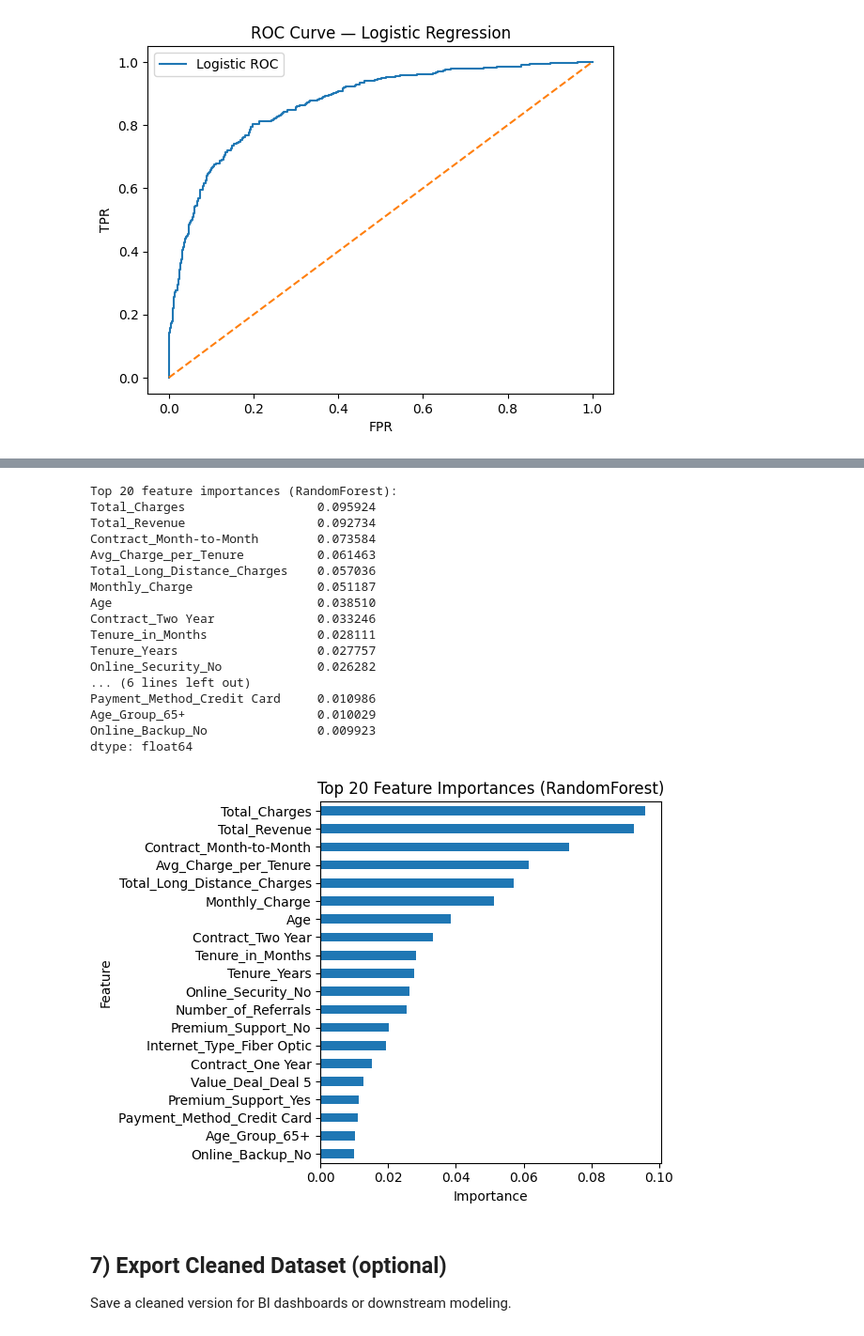
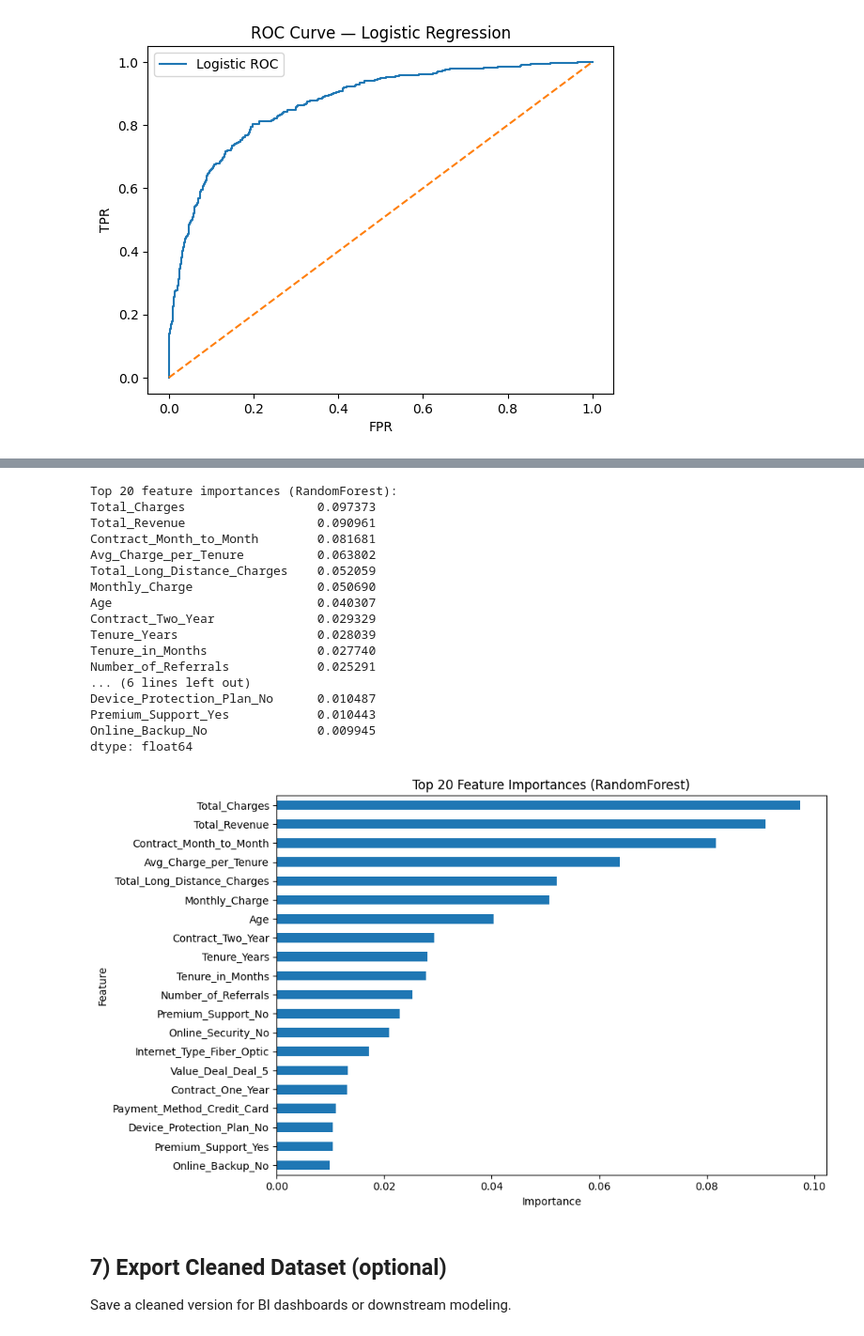
Before and after one commit to 23092003e/Churn-Prediction-Retention-Strategy, a Jupyter notebook: Customer_Churn_Analysis.ipynb, the cells around one changed output, grey strips where cells are left out. Shown at 94% size. Saved outputs shown, nothing was run; the diff lists cells and outputs as text; code cells hidden in the pictures.

```diff
--- a/Customer_Churn_Analysis.ipynb
+++ b/Customer_Churn_Analysis.ipynb
@@ -185,10 +185,9 @@ Normalized string values for 23 columns.
 
 > In production, you might use business rules (e.g., if `Internet_Service == "No"` then streaming = `"No"`). Here we keep assumptions minimal.
 # %%
-
 service_like_cols = [
     'Value_Deal', 'Phone_Service', 'Multiple_Lines', 'Internet_Service', 'Internet_Type',
-    'Online_Security', 'Online_Backup', 'Device_Protection_Plan', 'Premium_Tech_Support',
+    'Online_Security', 'Online_Backup', 'Device_Protection_Plan', 'Premium_Support',
     'Streaming_TV', 'Streaming_Movies', 'Streaming_Music', 'Unlimited_Data',
     'Contract', 'Paperless_Billing', 'Payment_Method', 'Churn_Category', 'Churn_Reason'
 ]
@@ -595,6 +559,17 @@ num_cols_model = X.select_dtypes(include=[np.number]).columns.tolist()
 cat_cols_model = X.select_dtypes(exclude=[np.number]).columns.tolist()
 X_enc = pd.get_dummies(X, columns=cat_cols_model, dummy_na=False)
 
+# Clean column names to avoid special characters
+def clean_column_names(df):
+    """Clean column names to be valid feature names"""
+    df.columns = df.columns.astype(str)
+    df.columns = [col.replace('[', '_').replace(']', '_').replace('<', '_').replace('>', '_').replace(' ', '_').replace('(', '_').replace(')', '_').replace(',', '_') for col in df.columns]
+    # Remove any remaining invalid characters
+    df.columns = [''.join(c if c.isalnum() or c == '_' else '_' for c in col) for col in df.columns]
+    return df
+
+X_enc = clean_column_names(X_enc)
+
 X_train, X_test, y_train, y_test = train_test_split(X_enc, y, test_size=0.2, random_state=RANDOM_SEED, stratify=y)
 
 # Scale for Logistic Regression (sparse-friendly: with_mean=False)
@@ -674,35 +649,42 @@ plt.show()
 # %%
 # Feature importances (RandomForest)
-importances = pd.Series(rf.feature_importances_, index=X_train.columns).sort_values(ascending=False).head(20)
-print("\nTop 20 feature importances (RandomForest):")
-print(importances)
+try:
+    # Ensure clean feature names for display
+    feature_names = X_train.columns if hasattr(X_train, 'columns') else [f'feature_{i}' for i in range(X_train.shape[1])]
+    importances = pd.Series(rf.feature_importances_, index=feature_names).sort_values(ascending=False).head(20)
+    print("\nTop 20 feature importances (RandomForest):")
+    print(importances)
 
-plt.figure()
-importances.sort_values().plot(kind='barh')
-plt.title('Top 20 Feature Importances (RandomForest)')
-plt.xlabel('Importance')
-plt.ylabel('Feature')
-plt.tight_layout()
-plt.show()
+    plt.figure(figsize=(10, 6))
+    importances.sort_values().plot(kind='barh')
+    plt.title('Top 20 Feature Importances (RandomForest)')
+    plt.xlabel('Importance')
+    plt.ylabel('Feature')
+    plt.tight_layout()
+    plt.show()
+except Exception as e:
+    print(f"Error plotting feature importance: {e}")
+    print("Feature importance values:")
+    print(rf.feature_importances_[:10])
 # %% [output]
 Top 20 feature importances (RandomForest):
-Total_Charges                  0.095924
-Total_Revenue                  0.092734
-Contract_Month-to-Month        0.073584
-Avg_Charge_per_Tenure          0.061463
-Total_Long_Distance_Charges    0.057036
-Monthly_Charge                 0.051187
-Age                            0.038510
-Contract_Two Year              0.033246
-Tenure_in_Months               0.028111
-Tenure_Years                   0.027757
-Online_Security_No             0.026282
+Total_Charges                  0.097373
+Total_Revenue                  0.090961
+Contract_Month_to_Month        0.081681
+Avg_Charge_per_Tenure          0.063802
+Total_Long_Distance_Charges    0.052059
+Monthly_Charge                 0.050690
+Age                            0.040307
+Contract_Two_Year              0.029329
+Tenure_Years                   0.028039
+Tenure_in_Months               0.027740
+Number_of_Referrals            0.025291
 ... (6 lines left out)
-Payment_Method_Credit Card     0.010986
-Age_Group_65+                  0.010029
-Online_Backup_No               0.009923
+Device_Protection_Plan_No      0.010487
+Premium_Support_Yes            0.010443
+Online_Backup_No               0.009945
 dtype: float64
-[figure, old version]
+[figure, new version]
 # %% [markdown]
 
 ## 7) Export Cleaned Dataset (optional)
```
Also changed, not shown: parts of 30 cells of this notebook, 4 other files.
